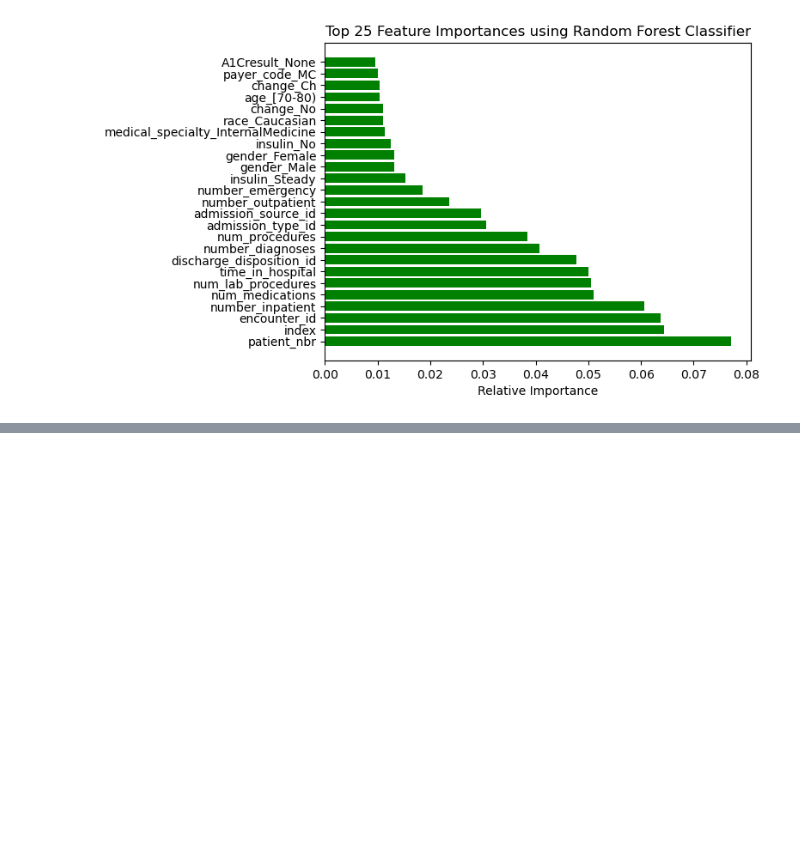
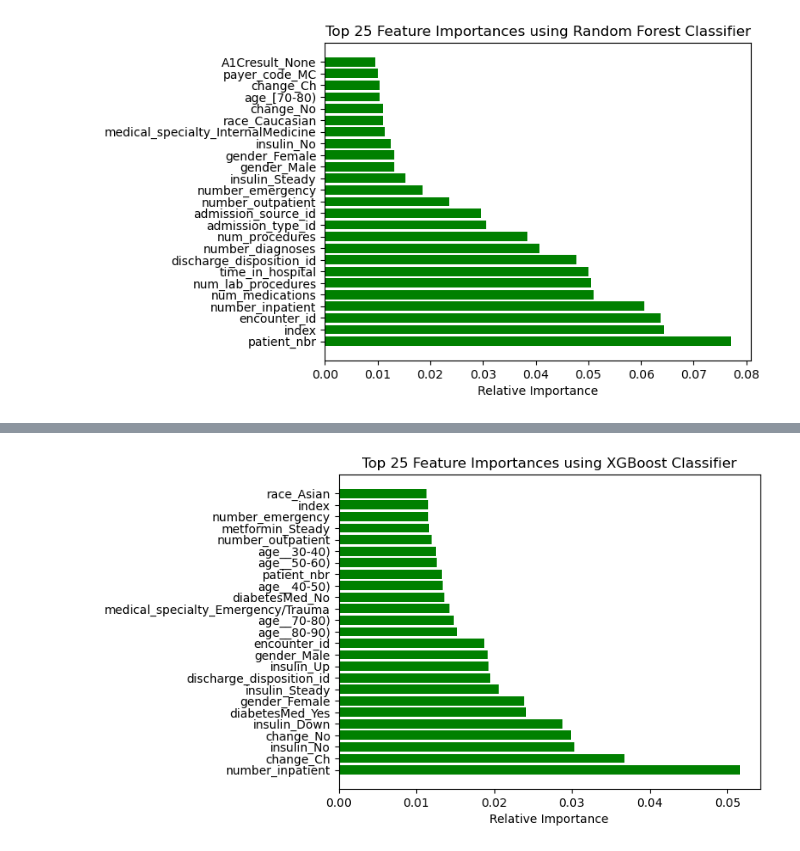
Before and after one commit to DiyadotSaha/ML_Diabetes_Project, a Jupyter notebook: Feature Selection with SMOTEEN.ipynb, the cells around one changed output, grey strips where cells are left out. Saved outputs shown, nothing was run; the diff lists cells and outputs as text; code cells hidden in the pictures; blank space fills up the shorter version.

```diff
--- a/Project_SHAP-DIYA.ipynb
+++ b/Feature Selection with SMOTEEN.ipynb
@@ -323,0 +414,9 @@ y_tr_bal.to_csv('data/YTR_SMOTEEN_FEATURE_SELECTION.csv')
+# %%
+# Plot the bar chart for the top n importances
+plt.title(f'Top {n} Feature Importances using XGBoost Classifier')
+plt.barh(range(len(top_n_indices)), top_n_importances, color='g', align='center')
+plt.yticks(range(len(top_n_indices)), [features[i] for i in top_n_indices])
+plt.xlabel('Relative Importance')
+plt.show()
+# %% [output]
+[figure, added]
```
Also changed, not shown: parts of 18 cells of this notebook, 1 other file.
